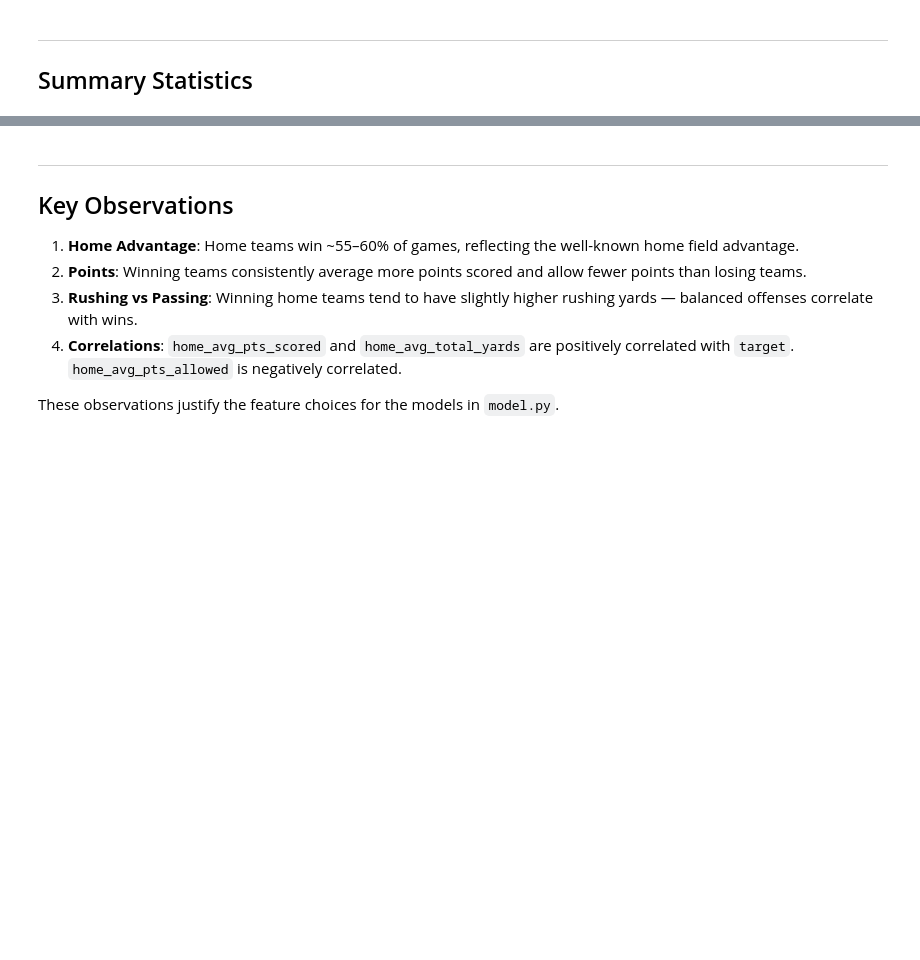
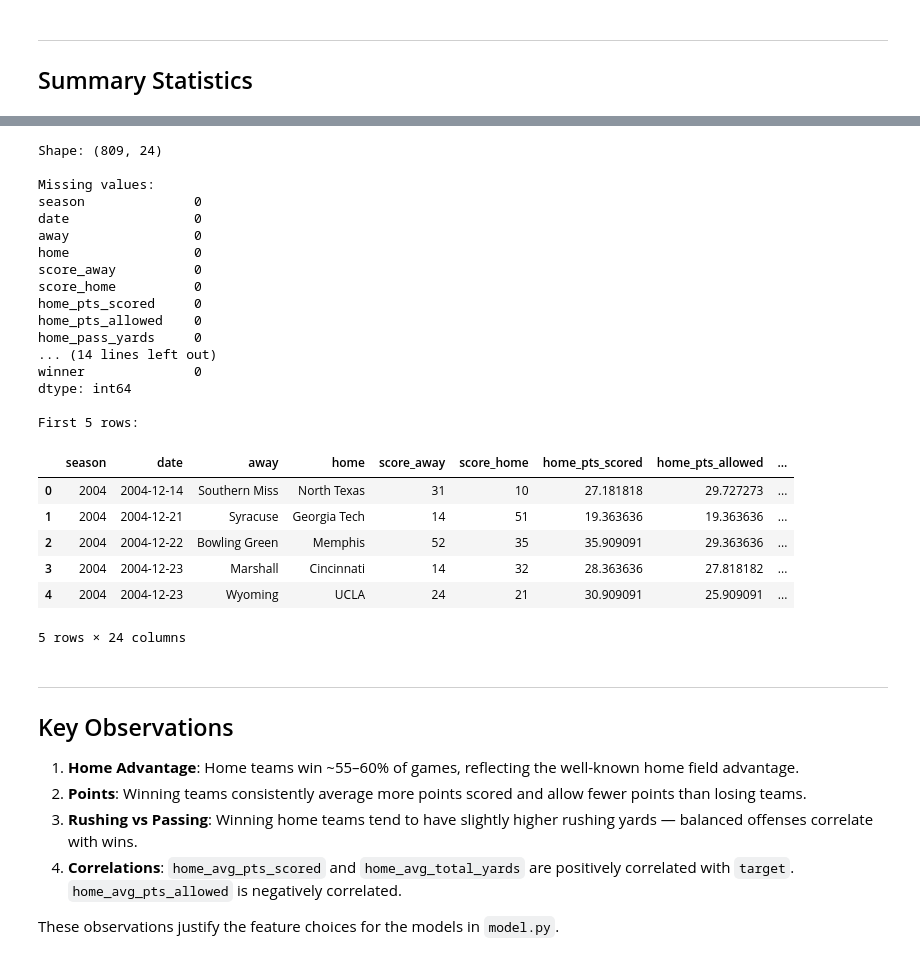
Before and after one commit to Samhitha1504-007/ML_MiniProject, a Jupyter notebook: EDA.ipynb, the cells around one changed output, grey strips where cells are left out. Cells and saved outputs as stored; diff of their text form; code cells hidden in the pictures; blank space fills up the shorter version.

Commit message:
Added post season matchups and modified EDA

```diff
--- a/EDA.ipynb
+++ b/EDA.ipynb
@@ -206,3 +305,38 @@ df[feat_cols_only + ['target']].describe().round(2)
+# %%
+post_data = pd.read_csv("data/postseason_prediction_data.csv")
+
+print("Shape:", post_data.shape)
+
+print("\nMissing values:")
+print(post_data.isnull().sum())
+
+print("\nFirst 5 rows:")
+display(post_data.head())
+# %% [output]
+Shape: (809, 24)
+
+Missing values:
+season              0
+date                0
+away                0
+home                0
+score_away          0
+score_home          0
+home_pts_scored     0
+home_pts_allowed    0
+home_pass_yards     0
+... (14 lines left out)
+winner              0
+dtype: int64
+
+First 5 rows:
+|  | season | date | away | home | score_away | score_home | home_pts_scored | home_pts_allowed | ... |
+| 0 | 2004 | 2004-12-14 | Southern Miss | North Texas | 31 | 10 | 27.181818 | 29.727273 | ... |
+| 1 | 2004 | 2004-12-21 | Syracuse | Georgia Tech | 14 | 51 | 19.363636 | 19.363636 | ... |
+| 2 | 2004 | 2004-12-22 | Bowling Green | Memphis | 52 | 35 | 35.909091 | 29.363636 | ... |
+| 3 | 2004 | 2004-12-23 | Marshall | Cincinnati | 14 | 32 | 28.363636 | 27.818182 | ... |
+| 4 | 2004 | 2004-12-23 | Wyoming | UCLA | 24 | 21 | 30.909091 | 25.909091 | ... |
+5 rows × 24 columns
 # %% [markdown]
 ---
 ## Key Observations
```
Also changed, not shown: parts of 9 cells of this notebook, 2 other files.
